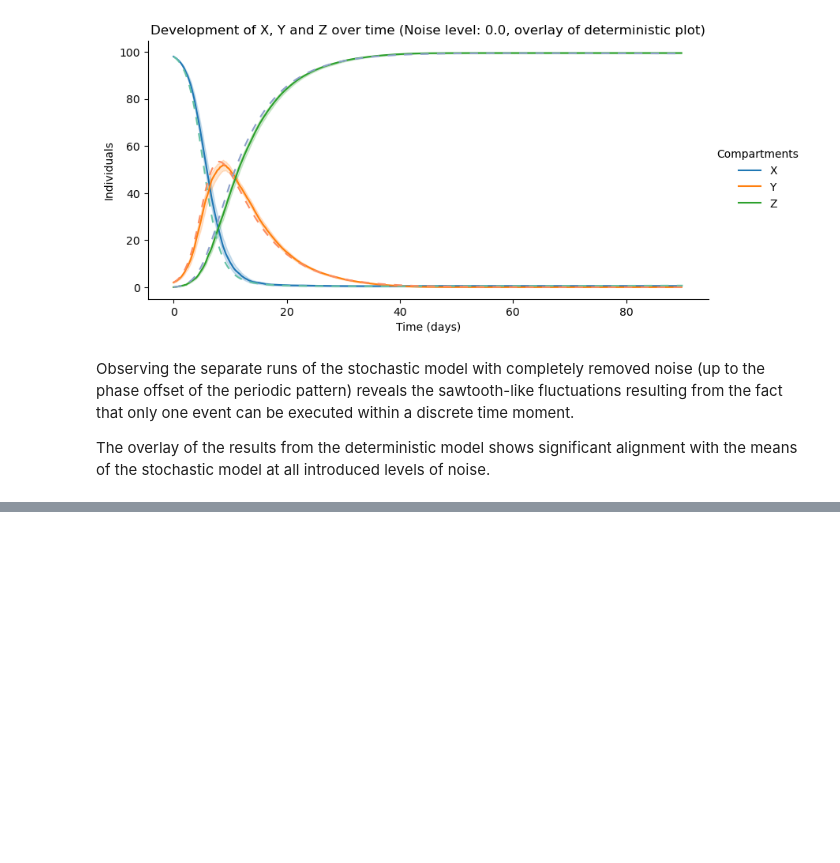
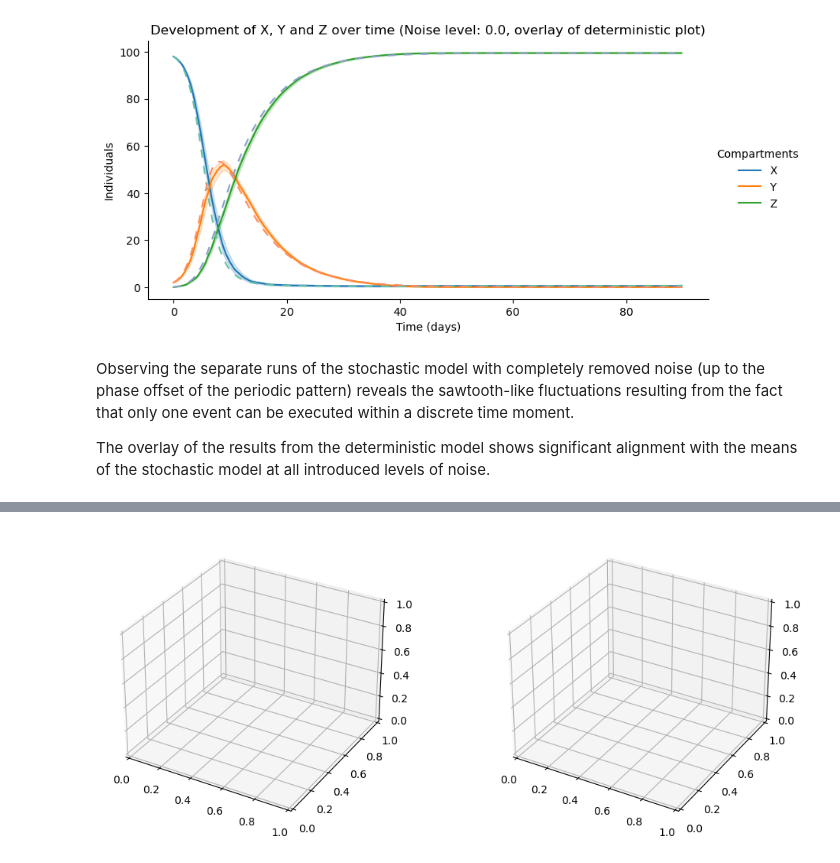
Before and after one commit to mboyan/intro-to-computational-science, a Jupyter notebook: Assignments/Assignment 2/Daliparthi_15073815_Mihaylov_15067602_assignment2.ipynb, the cells around one changed output, grey strips where cells are left out. Cells and saved outputs as stored; diff of their text form; code cells hidden in the pictures; blank space fills up the shorter version.

Commit message:
Parameter exploration
Set up procedure for testing variance and co-variance of the stochastic model under varying parameters.

```diff
--- a/Assignments/Assignment 2/Daliparthi_15073815_Mihaylov_15067602_assignment2.ipynb
+++ b/Assignments/Assignment 2/Daliparthi_15073815_Mihaylov_15067602_assignment2.ipynb
@@ -466,0 +475,51 @@ The overlay of the results from the deterministic model shows significant alignm
+# %%
+# Global simulation parameters
+maxtime = 1826 # days, equivalent to 5 years
+n_runs = 10
+n_param_samples = 10
+Y_start = 1
+n_pop_default = 1000 # default population size
+
+# Dictionary of parameter values
+params = {
+    'pop_size': np.geomspace(100, 100000, n_param_samples),
+    'beta': np.geomspace(0.01, 100, n_param_samples),
+    'gamma': np.geomspace(0.01, 100, n_param_samples),
+    'lifespan': np.linspace(25, 100, n_param_samples)
+}
+
+fig, axs = plt.subplots(1, 2, subplot_kw={'projection':'3d'})
+fig.set_size_inches(12, 5)
+
+for param in params:
+    for param_value in params[param]:
+
+        # Set model parameters
+        if param == 'pop_size':
+            n_pop = param_value
+        else:
+            n_pop = n_pop_default
+        if param == 'beta':
+            beta = param_value
+        else:
+            beta = None
+        if param == 'gamma':
+            gamma = param_value
+        else:
+            gamma = None
+        if param == 'lifespan':
+            lifespan = param_value
+        else:
+            lifespan = 16107.525
+
+        for s in range(n_runs):
+
+            np.random.seed(s)
+
+            # Create model instance
+            stochastic_SIR = InfectionModelStochastic(n_pop - Y_start, Y_start, 0, k=8, c=0.1, pinf=7, beta=beta, gamma=gamma, lifespan=lifespan)
+
+            # Run model
+            time_track, X_track, Y_track, Z_track = stochastic_SIR.iterate(maxtime)
+# %% [output]
+[figure, added]
```
Also changed, not shown: parts of 1 cell of this notebook.
